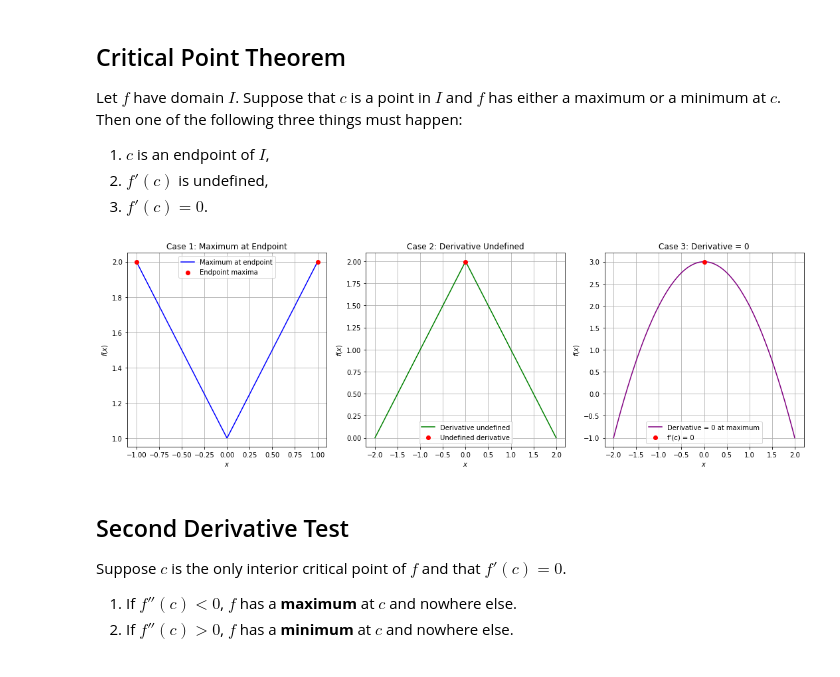
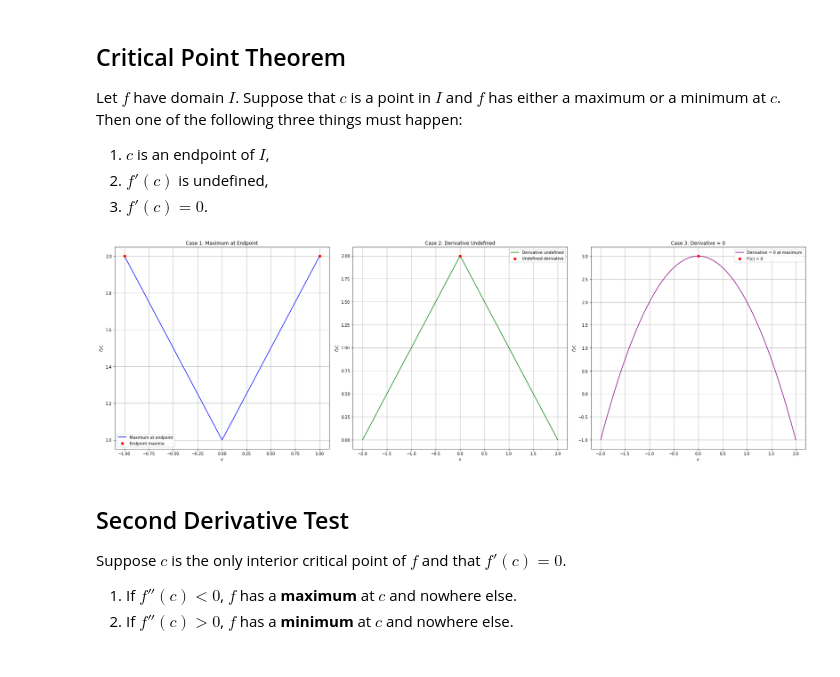
Before and after one commit to gerhardJaeger/mathML_24_25, a Jupyter notebook: session21/Notebook21.ipynb, the cells around one changed output. Saved outputs shown, nothing was run; the diff lists cells and outputs as text; code cells hidden in the pictures.

```diff
--- a/session21/Notebook21.ipynb
+++ b/session21/Notebook21.ipynb
@@ -588,7 +601,7 @@ y2 = -np.abs(x2) + 2
 y3 = -x3**2 + 3
 
 # Plot the cases
-plt.figure(figsize=(15, 5))
+plt.figure(figsize=(25, 8))
 
 # Case 1
 plt.subplot(1, 3, 1)
@@ -597,34 +610,34 @@ plt.scatter([-1, 1], [y1[0], y1[-1]], color='r', label="Endpoint maxima", zorder
 plt.title("Case 1: Maximum at Endpoint")
 plt.xlabel("$x$")
 plt.ylabel("$f(x)$")
 plt.legend()
 plt.grid()
 
 # Case 2
 plt.subplot(1, 3, 2)
 plt.plot(x2, y2, label="Derivative undefined", color='g')
 plt.scatter([0], [y2[250]], color='r', label="Undefined derivative", zorder=5)
 plt.title("Case 2: Derivative Undefined")
 plt.xlabel("$x$")
 plt.ylabel("$f(x)$")
 plt.legend()
 plt.grid()
 
 # Case 3
 plt.subplot(1, 3, 3)
 plt.plot(x3, y3, label="Derivative = 0 at maximum", color='purple')
 plt.scatter([0], [3], color='r', label="f'(c) = 0", zorder=5)
 plt.title("Case 3: Derivative = 0")
 plt.xlabel("$x$")
 plt.ylabel("$f(x)$")
 plt.legend()
 plt.grid()
 
 # Display the plots
 plt.tight_layout()
 plt.show()
 # %% [output]
-[figure, old version]
+[figure, new version]
 # %% [markdown]
 ## Second Derivative Test
 
```
Also changed, not shown: parts of 14 cells of this notebook.
